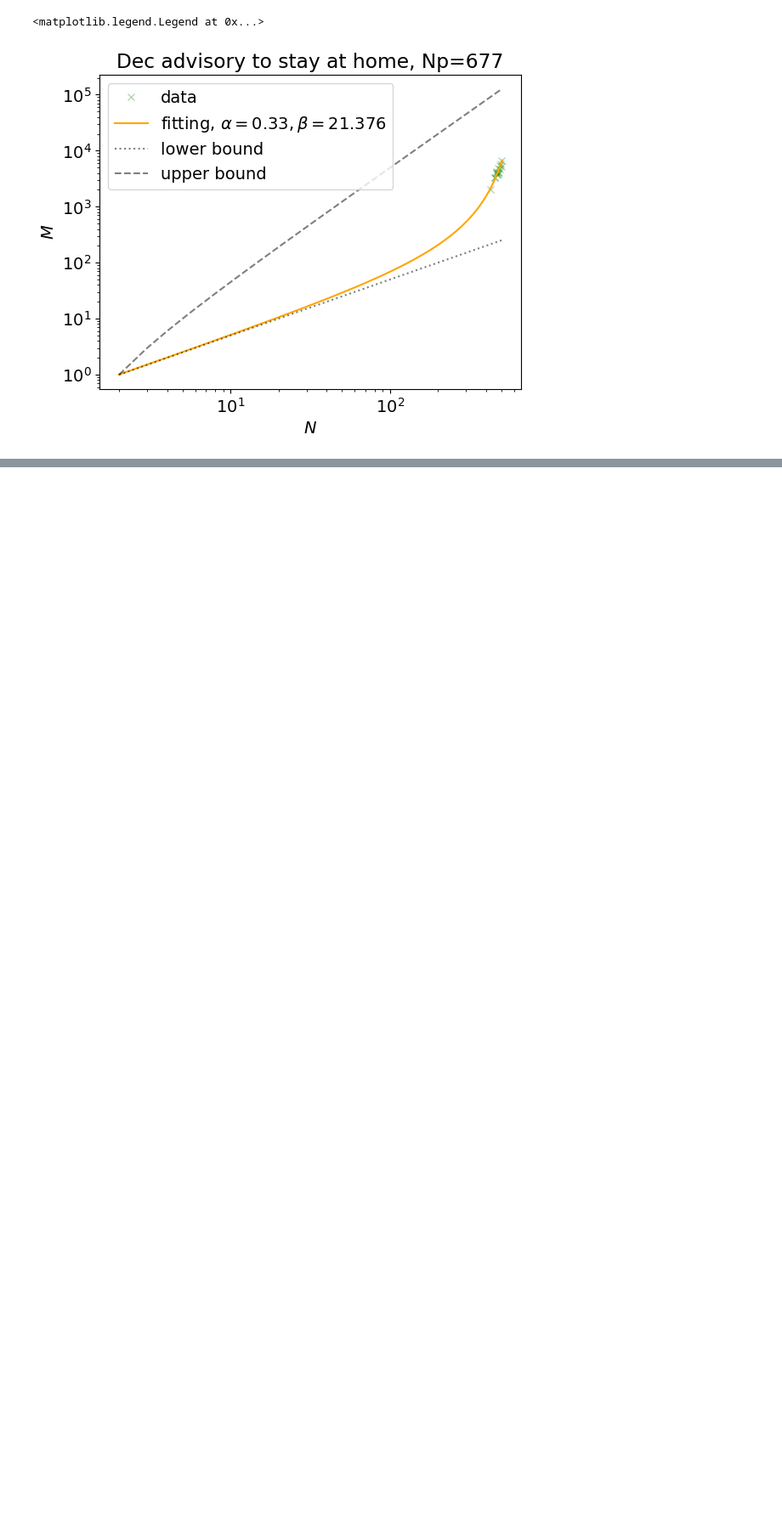
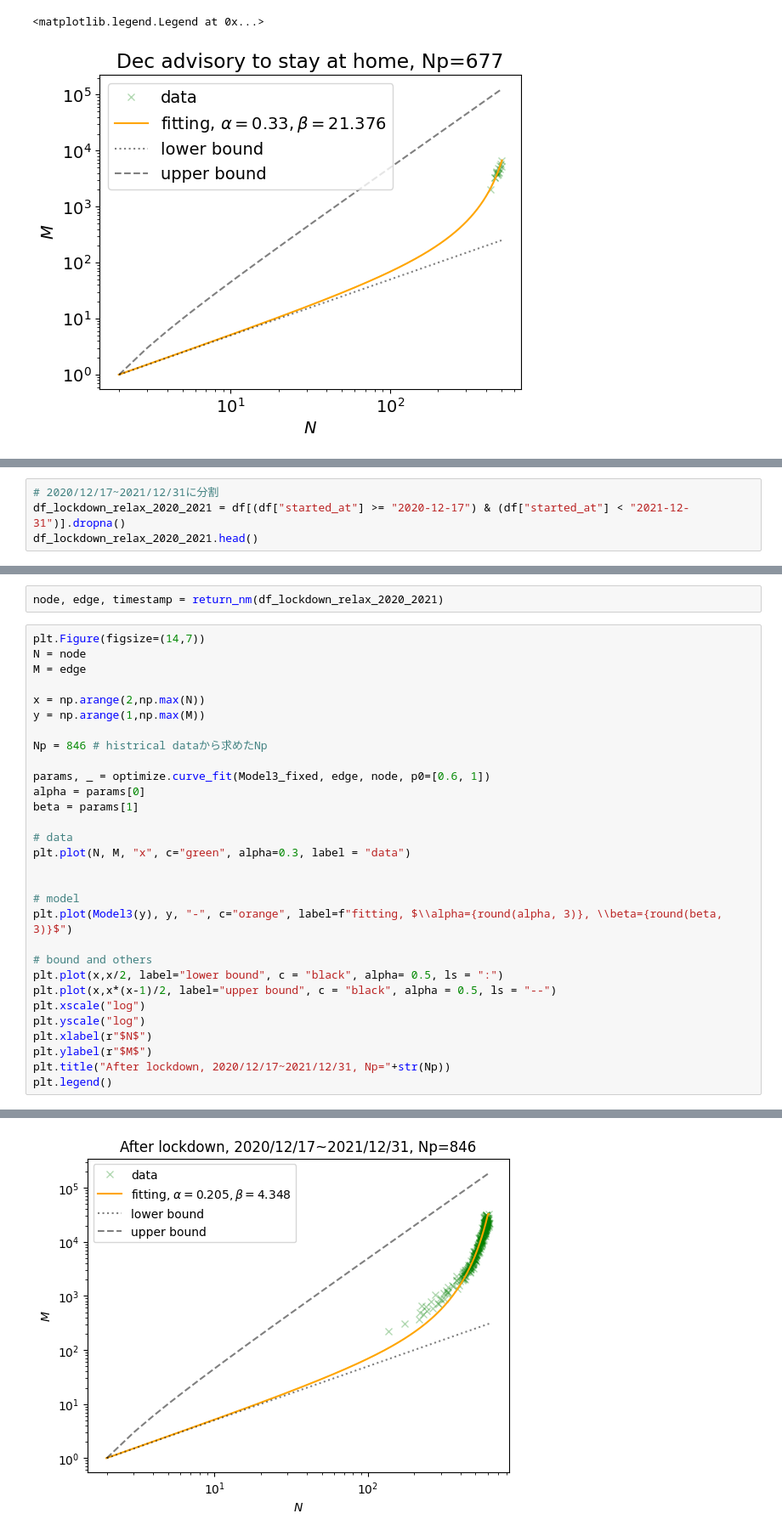
Before and after one commit to yiadka/mobility_scaling, a Jupyter notebook: notebooks/lockdown.ipynb, the cells around one changed output, grey strips where cells are left out. Shown at 85% size. Drawn from its saved outputs; the diff is of its cells as text; blank space fills up the shorter version.

```diff
--- a/notebooks/lockdown.ipynb
+++ b/notebooks/lockdown.ipynb
@@ -824,0 +944,4 @@ plt.show()
+# %%
+# 2020/12/17~2021/12/31に分割
+df_lockdown_relax_2020_2021 = df[(df["started_at"] >= "2020-12-17") & (df["started_at"] < "2021-12-31")].dropna()
+df_lockdown_relax_2020_2021.head()
@@ -824,0 +955,33 @@ plt.show()
+# %%
+node, edge, timestamp = return_nm(df_lockdown_relax_2020_2021)
+# %%
+plt.Figure(figsize=(14,7))
+N = node
+M = edge
+
+x = np.arange(2,np.max(N))
+y = np.arange(1,np.max(M))
+
+Np = 846 # histrical dataから求めたNp
+
+params, _ = optimize.curve_fit(Model3_fixed, edge, node, p0=[0.6, 1])
+alpha = params[0]
+beta = params[1]
+
+# data
+plt.plot(N, M, "x", c="green", alpha=0.3, label = "data")
+
+
+# model
+plt.plot(Model3(y), y, "-", c="orange", label=f"fitting, $\\alpha={round(alpha, 3)}, \\beta={round(beta, 3)}$")
+
+# bound and others
+plt.plot(x,x/2, label="lower bound", c = "black", alpha= 0.5, ls = ":")
+plt.plot(x,x*(x-1)/2, label="upper bound", c = "black", alpha = 0.5, ls = "--")
+plt.xscale("log")
+plt.yscale("log")
+plt.xlabel(r"$N$")
+plt.ylabel(r"$M$")
+plt.title("After lockdown, 2020/12/17~2021/12/31, Np="+str(Np))
+plt.legend()
+# %% [output]
@@ -824,0 +1002 @@ plt.show()
+[figure, added]
```
Also changed, not shown: parts of 24 cells of this notebook, 1 other file.
